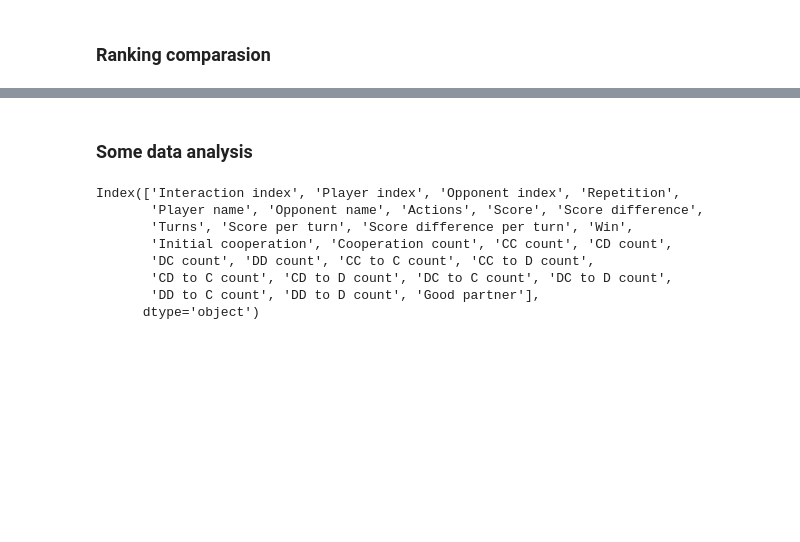
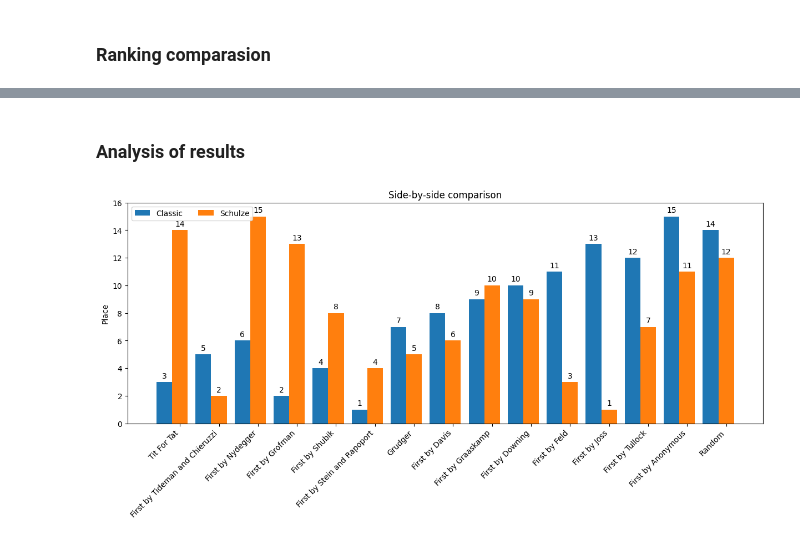
Before and after one commit to kiriz23/TournamentRemix, a Jupyter notebook: Schulze.ipynb, the cells around one changed output, grey strips where cells are left out. Saved outputs shown, nothing was run; the diff lists cells and outputs as text; code cells hidden in the pictures; blank space fills up the shorter version.

```diff
--- a/Schulze.ipynb
+++ b/Schulze.ipynb
@@ -278,2 +312,2 @@ classic_ranking
 # %% [markdown]
-### Some data analysis
+### Analysis of results
@@ -282,11 +314,27 @@ df = pd.read_csv("results.csv")
-# %%
-df.columns
-# %% [output]
-Index(['Interaction index', 'Player index', 'Opponent index', 'Repetition',
-       'Player name', 'Opponent name', 'Actions', 'Score', 'Score difference',
-       'Turns', 'Score per turn', 'Score difference per turn', 'Win',
-       'Initial cooperation', 'Cooperation count', 'CC count', 'CD count',
-       'DC count', 'DD count', 'CC to C count', 'CC to D count',
-       'CD to C count', 'CD to D count', 'DC to C count', 'DC to D count',
-       'DD to C count', 'DD to D count', 'Good partner'],
-      dtype='object')
+# %%
+players_names = [p.name for p in players]
+ranks = {
+    'Classic': [classic_ranking.index(i)+1 for i in range(num_players)],
+    'Schulze': [schulze_ranking.index(i)+1 for i in range(num_players)]
+}
+
+x = np.arange(len(players))
+width = 0.4
+multiplier = 0
+fig, ax = plt.subplots(figsize=(12, 6), layout='constrained')
+
+for type, place in ranks.items():
+    offset = width * multiplier
+    rects = ax.bar(x + offset, place, width, label=type)
+    ax.bar_label(rects, padding=3)
+    multiplier += 1
+
+ax.set_ylabel('Place')
+ax.set_title('Side-by-side comparison')
+ax.set_xticks(x + width, players_names, rotation=45, ha="right")
+ax.legend(loc='upper left', ncols=2)
+ax.set_ylim(0, num_players + 1)
+
+plt.show()
+# %% [output]
+[figure, added]
```
Also changed, not shown: parts of 16 cells of this notebook.
